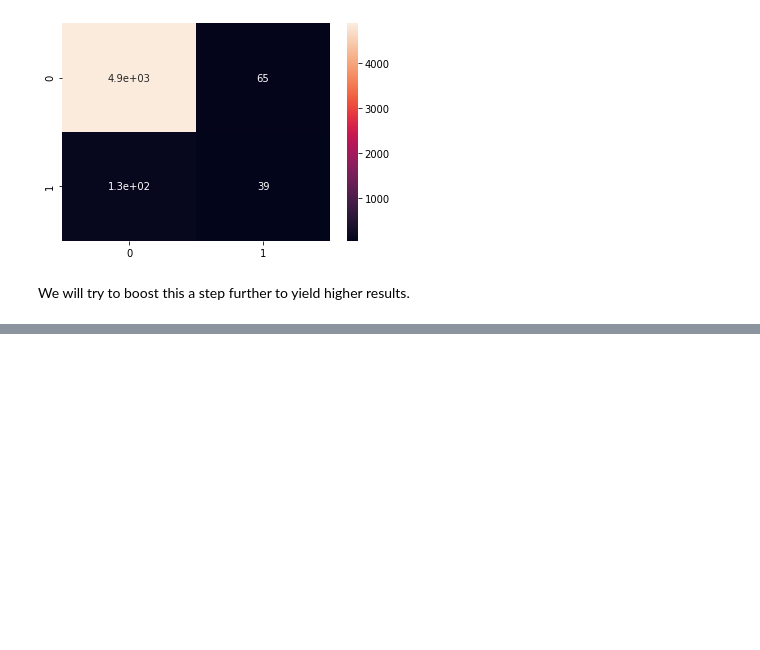
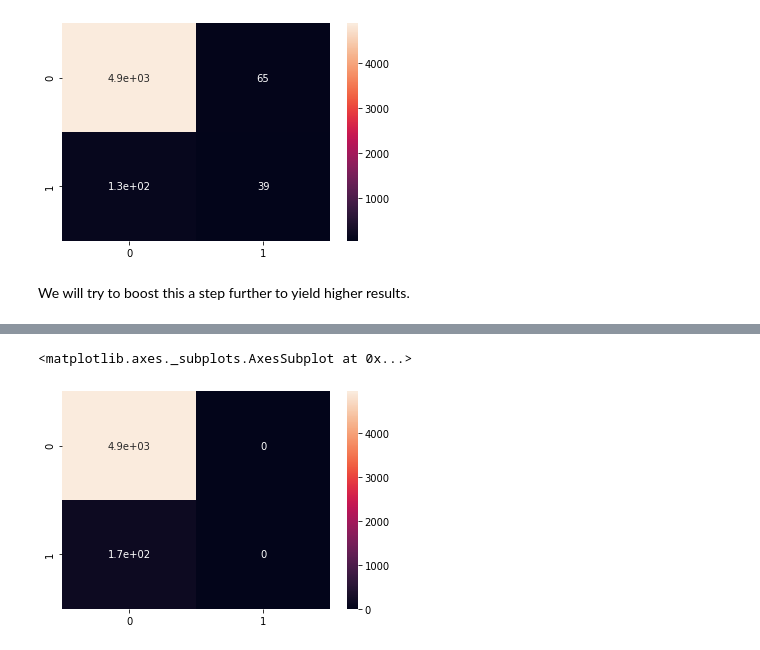
Before and after one commit to blkzen/TaiwanBankruptcyPredictor, a Jupyter notebook: Taiwan_Bankruptcy.ipynb, the cells around one changed output, grey strips where cells are left out. Drawn from its saved outputs; the diff is of its cells as text; code cells hidden in the pictures; blank space fills up the shorter version.

```diff
--- a/Taiwan_Bankruptcy.ipynb
+++ b/Taiwan_Bankruptcy.ipynb
@@ -114,0 +120,3 @@ We will try to boost this a step further to yield higher results.
+# %%
+mdl = SVC()
+mdl.fit(X_train, y_train)
@@ -114,0 +132,3 @@ We will try to boost this a step further to yield higher results.
+# %%
+predict_svc=mdl.predict(X_test)
+accuracy_score(y_test,predict_svc)
@@ -114,0 +148,5 @@ We will try to boost this a step further to yield higher results.
+# %%
+sns.heatmap(confusion_matrix(y_test,predict_svc,), annot=True)
+# %% [output]
+<matplotlib.axes._subplots.AxesSubplot at 0x...>
+[figure, added]
```
Also changed, not shown: parts of 7 cells of this notebook.
